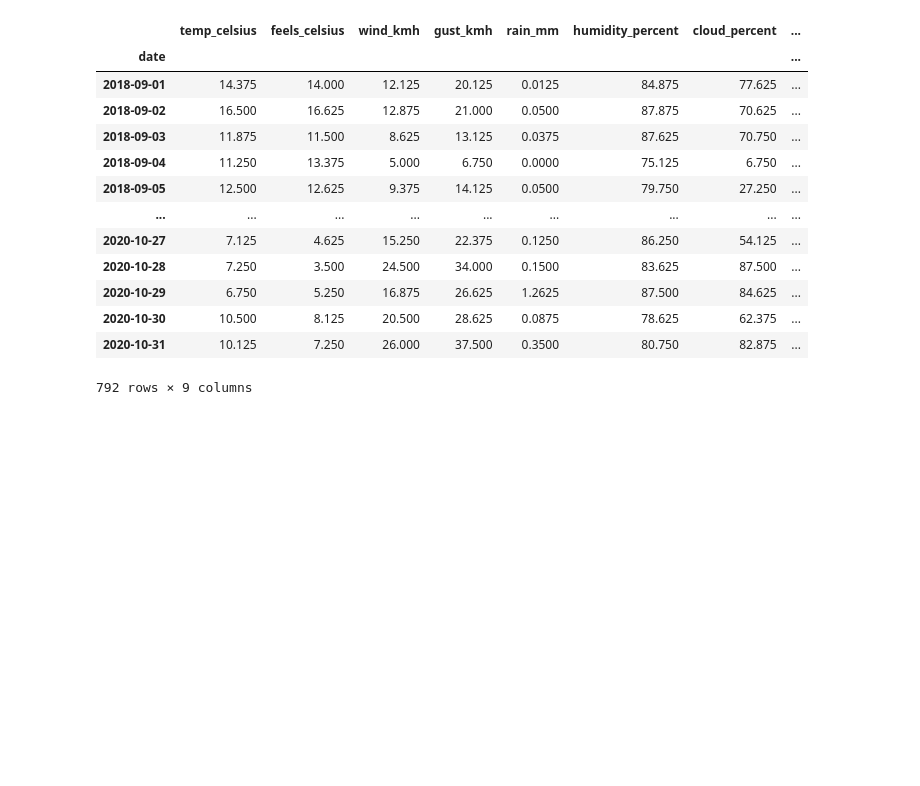
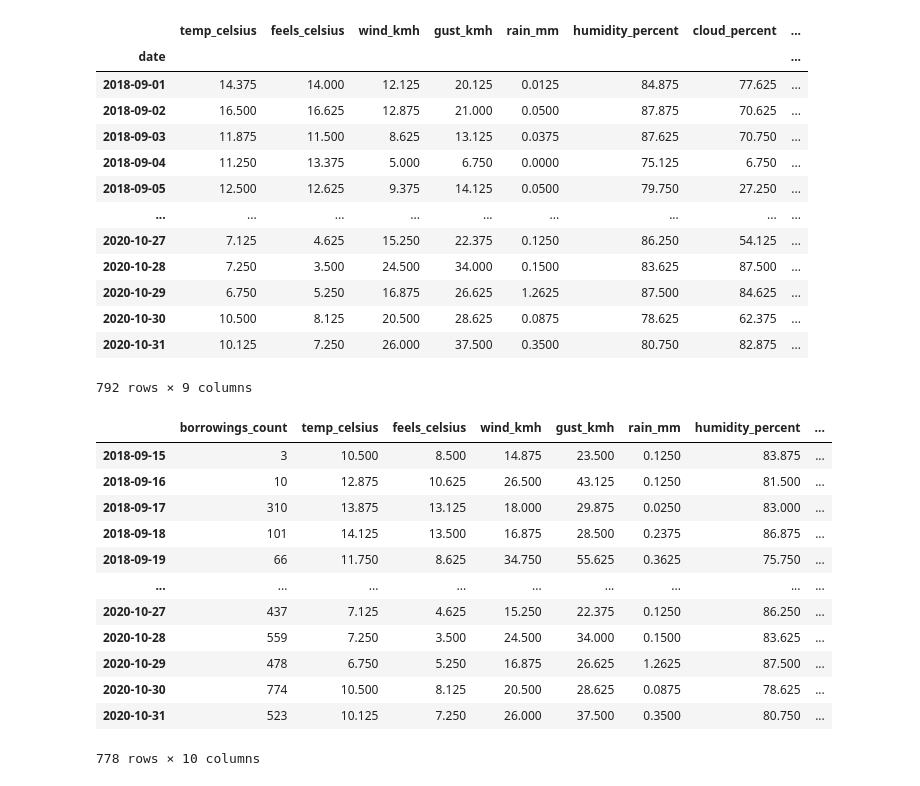
Before and after one commit to Jorgevalaho/Python_project, a Jupyter notebook: Python_project.ipynb, the cells around one changed output. Saved outputs shown, nothing was run; the diff lists cells and outputs as text; code cells hidden in the pictures; blank space fills up the shorter version.

Commit message:
Added column borrowings_count per day to edweather_df.

```diff
--- a/Python_project.ipynb
+++ b/Python_project.ipynb
@@ -530,3 +530,21 @@ edweather_df
 | 2020-10-30 | 10.500 | 8.125 | 20.500 | 28.625 | 0.0875 | 78.625 | 62.375 | ... |
 | 2020-10-31 | 10.125 | 7.250 | 26.000 | 37.500 | 0.3500 | 80.750 | 82.875 | ... |
 792 rows × 9 columns
+# %%
+# Added borrowings_count per day to edweather_df.
+edweather_df = df4.join(edweather_df,how='inner')
+edweather_df
+# %% [output]
+|  | borrowings_count | temp_celsius | feels_celsius | wind_kmh | gust_kmh | rain_mm | humidity_percent | ... |
+| 2018-09-15 | 3 | 10.500 | 8.500 | 14.875 | 23.500 | 0.1250 | 83.875 | ... |
+| 2018-09-16 | 10 | 12.875 | 10.625 | 26.500 | 43.125 | 0.1250 | 81.500 | ... |
+| 2018-09-17 | 310 | 13.875 | 13.125 | 18.000 | 29.875 | 0.0250 | 83.000 | ... |
+| 2018-09-18 | 101 | 14.125 | 13.500 | 16.875 | 28.500 | 0.2375 | 86.875 | ... |
+| 2018-09-19 | 66 | 11.750 | 8.625 | 34.750 | 55.625 | 0.3625 | 75.750 | ... |
+| ... | ... | ... | ... | ... | ... | ... | ... | ... |
+| 2020-10-27 | 437 | 7.125 | 4.625 | 15.250 | 22.375 | 0.1250 | 86.250 | ... |
+| 2020-10-28 | 559 | 7.250 | 3.500 | 24.500 | 34.000 | 0.1500 | 83.625 | ... |
+| 2020-10-29 | 478 | 6.750 | 5.250 | 16.875 | 26.625 | 1.2625 | 87.500 | ... |
+| 2020-10-30 | 774 | 10.500 | 8.125 | 20.500 | 28.625 | 0.0875 | 78.625 | ... |
+| 2020-10-31 | 523 | 10.125 | 7.250 | 26.000 | 37.500 | 0.3500 | 80.750 | ... |
+778 rows × 10 columns
```
